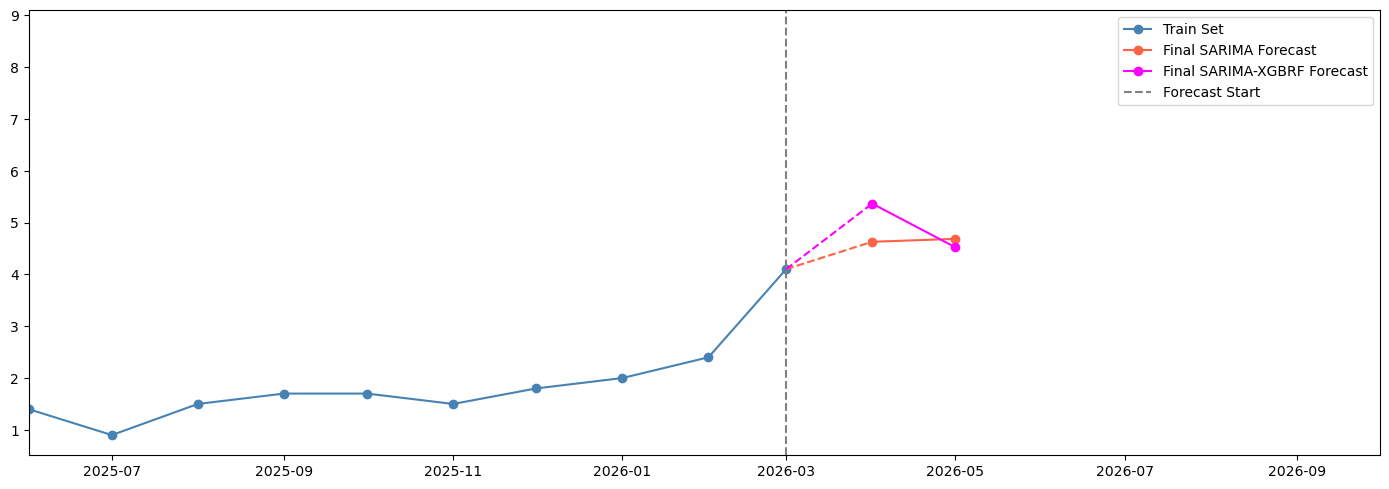
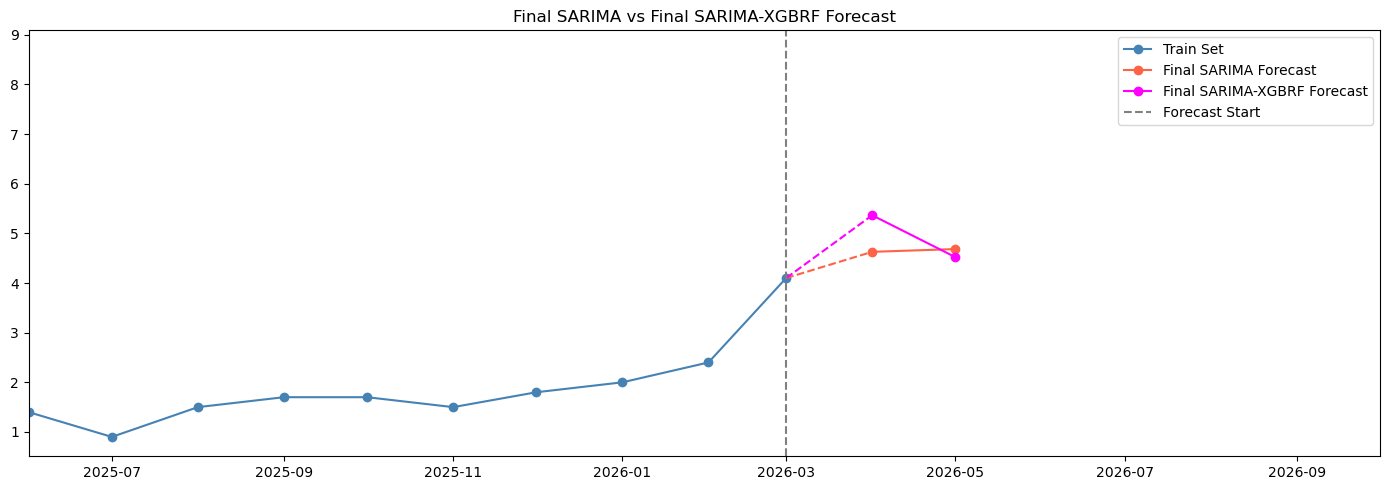
Code edit (unified diff) that turned the first committed figure into the second:
--- before
+++ after
@@ -21,5 +21,7 @@
         color='magenta', linestyle='--')
 ax.axvline(last_date, color='grey', linestyle='--', label='Forecast Start')
+ax.set_title('Final SARIMA vs Final SARIMA-XGBRF Forecast')
 plt.legend()
+plt.savefig('Final Forecast_plot.png', dpi = 150, bbox_inches = 'tight')
 plt.tight_layout()
 plt.show()

Commit: finalizing project